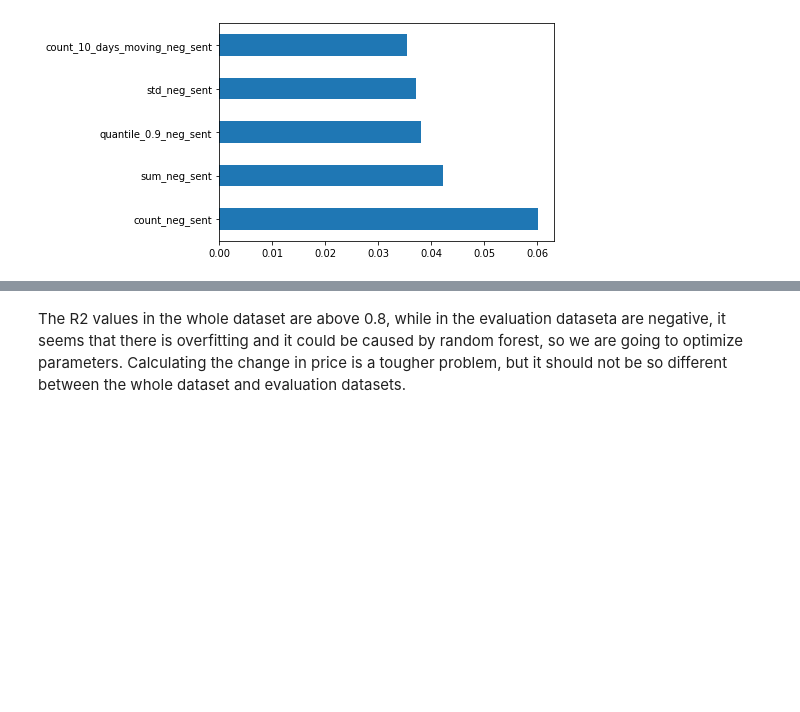
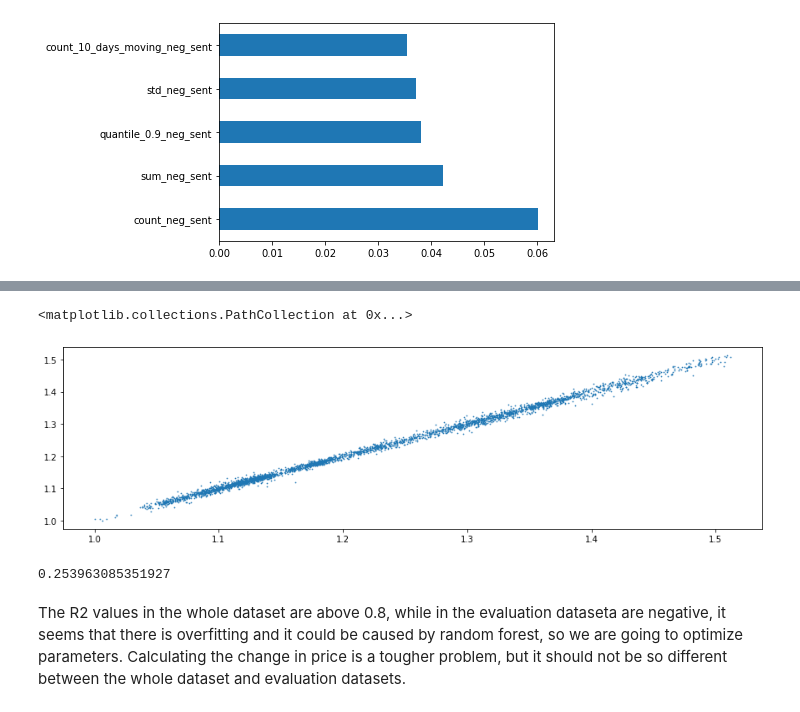
Before and after one commit to dtortosa/capstone_project, a Jupyter notebook: scripts/03_predicting_exchange_rate.ipynb, the cells around one changed output, grey strips where cells are left out. Saved outputs shown, nothing was run; the diff lists cells and outputs as text; code cells hidden in the pictures; blank space fills up the shorter version.

```diff
--- a/scripts/03_predicting_exchange_rate.ipynb
+++ b/scripts/03_predicting_exchange_rate.ipynb
@@ -245,3 +243,19 @@ plt.show()
+# %%
+import matplotlib.pyplot as plt
+from sklearn import metrics
+
+#open a plot with two panels
+fig, ax1 = plt.subplots(1,1, figsize=(15,4))
+
+#plot scatter against date and eur pricing
+ax1.scatter(x=df_merged["previous_eur_pricing"], y=y, s=0.5)
+# %% [output]
+<matplotlib.collections.PathCollection at 0x...>
+[figure, added]
+# %%
+(0.9992-0.9966603691464807)*100
+# %% [output]
+0.253963085351927
 # %% [markdown]
 The R2 values in the whole dataset are above 0.8, while in the evaluation dataseta are negative, it seems that there is overfitting and it could be caused by random forest, so we are going to optimize parameters. Calculating the change in price is a tougher problem, but it should not be so different between the whole dataset and evaluation datasets.
 # %%
```
Also changed, not shown: parts of 27 cells of this notebook, 2 other files.
